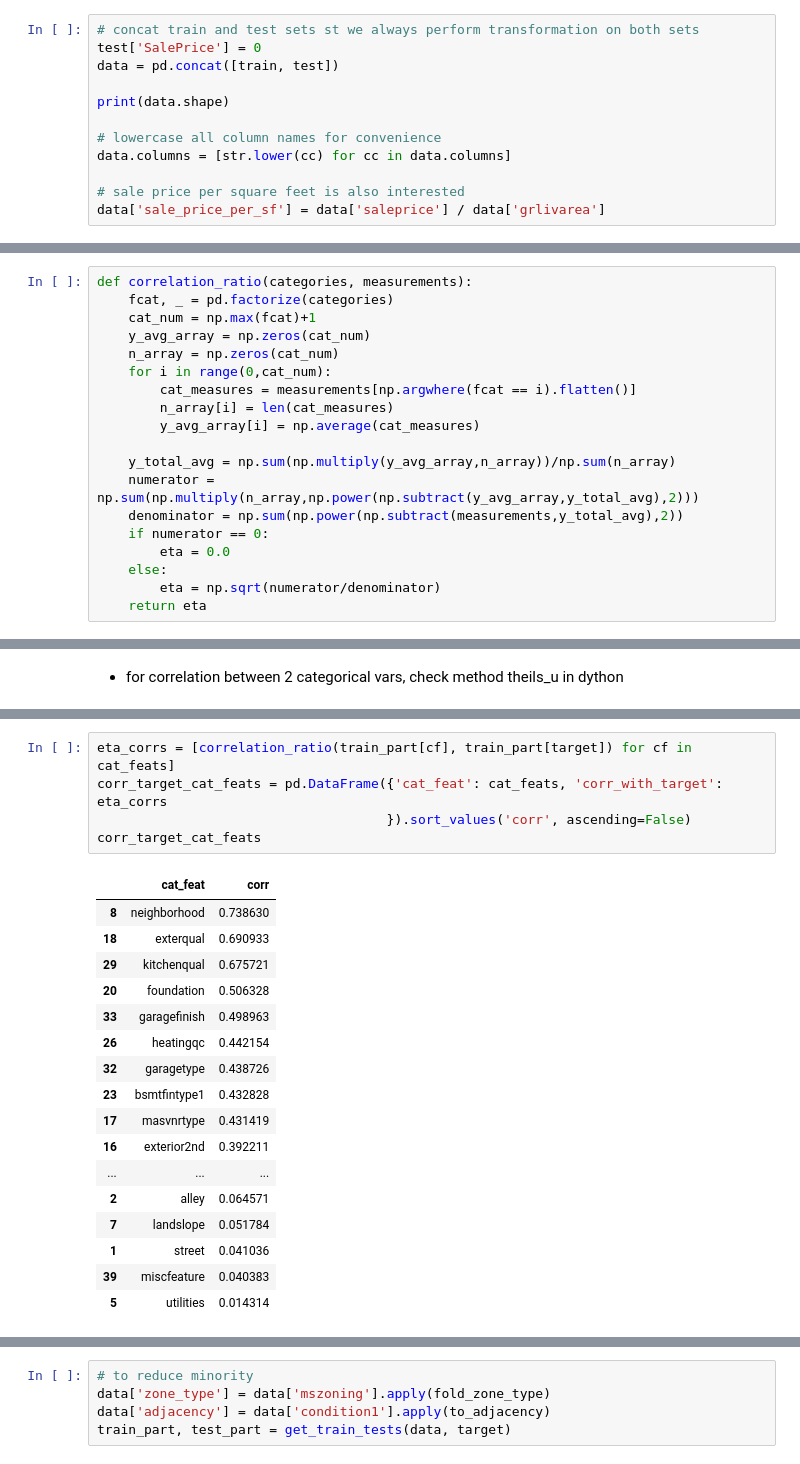
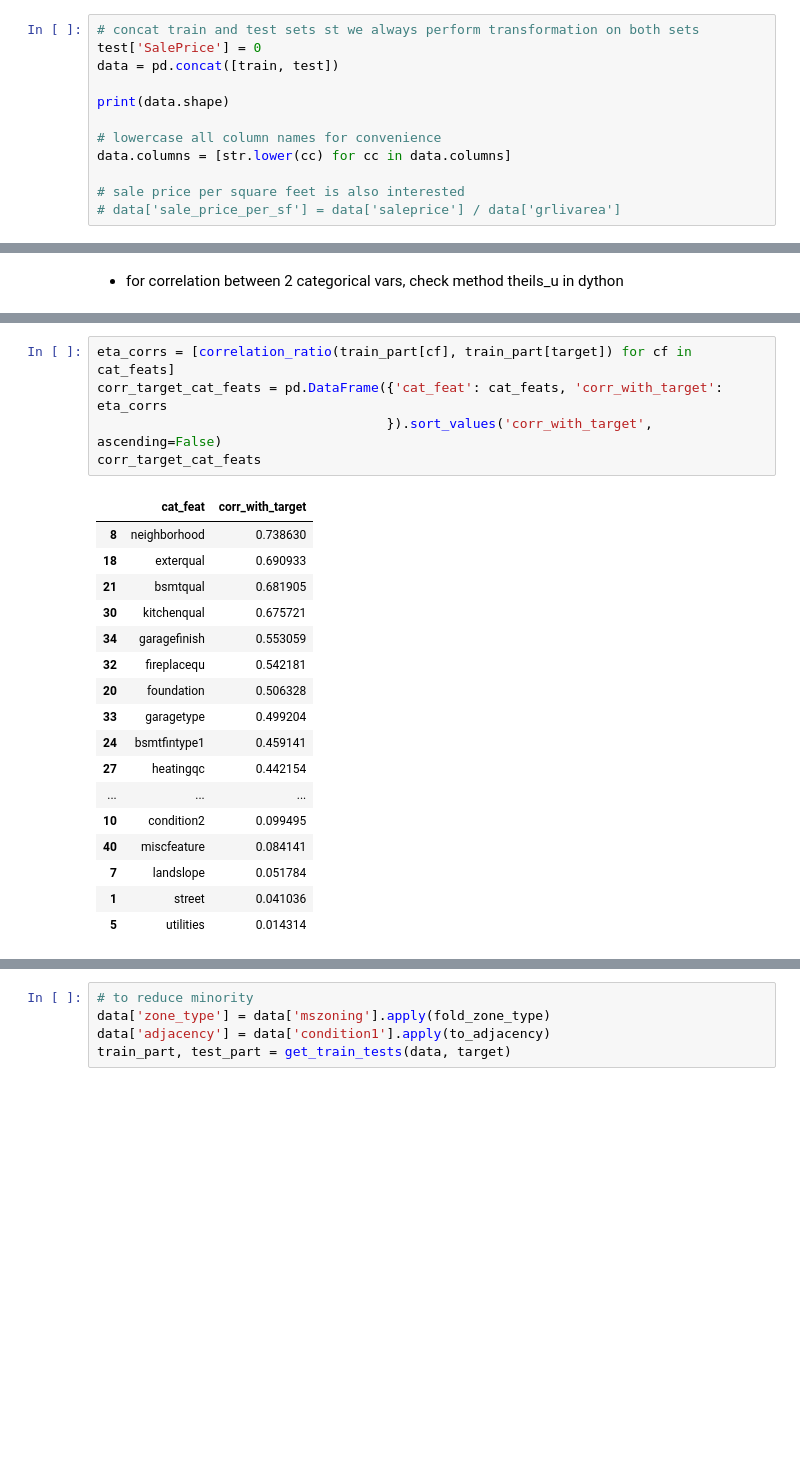
Before and after one commit to victor-luu191/house_price, a Jupyter notebook: predictive models.ipynb, the cells around one changed output, grey strips where cells are left out. Cells and saved outputs as stored; diff of their text form; blank space fills up the shorter version.

```diff
--- a/predictive models.ipynb
+++ b/predictive models.ipynb
@@ -46,7 +45,7 @@ print(data.shape)
 data.columns = [str.lower(cc) for cc in data.columns]
 
 # sale price per square feet is also interested
-data['sale_price_per_sf'] = data['saleprice'] / data['grlivarea']
+# data['sale_price_per_sf'] = data['saleprice'] / data['grlivarea']
 # %% [output]
 (2919, 81)
 # %% [markdown]
@@ -450,19 +361,0 @@ Successfully installed dython-0.5.1
-# %%
-def correlation_ratio(categories, measurements):
-    fcat, _ = pd.factorize(categories)
-    cat_num = np.max(fcat)+1
-    y_avg_array = np.zeros(cat_num)
-    n_array = np.zeros(cat_num)
-    for i in range(0,cat_num):
-        cat_measures = measurements[np.argwhere(fcat == i).flatten()]
-        n_array[i] = len(cat_measures)
-        y_avg_array[i] = np.average(cat_measures)
-
-    y_total_avg = np.sum(np.multiply(y_avg_array,n_array))/np.sum(n_array)
-    numerator = np.sum(np.multiply(n_array,np.power(np.subtract(y_avg_array,y_total_avg),2)))
-    denominator = np.sum(np.power(np.subtract(measurements,y_total_avg),2))
-    if numerator == 0:
-        eta = 0.0
-    else:
-        eta = np.sqrt(numerator/denominator)
-    return eta
@@ -487,25 +375,25 @@ train_part[cat_feats].describe()
 # %%
 eta_corrs = [correlation_ratio(train_part[cf], train_part[target]) for cf in cat_feats]
 corr_target_cat_feats = pd.DataFrame({'cat_feat': cat_feats, 'corr_with_target': eta_corrs
-                                     }).sort_values('corr', ascending=False)
+                                     }).sort_values('corr_with_target', ascending=False)
 corr_target_cat_feats
 # %% [output]
-|  | cat_feat | corr |
+|  | cat_feat | corr_with_target |
 | 8 | neighborhood | 0.738630 |
 | 18 | exterqual | 0.690933 |
-| 29 | kitchenqual | 0.675721 |
+| 21 | bsmtqual | 0.681905 |
+| 30 | kitchenqual | 0.675721 |
+| 34 | garagefinish | 0.553059 |
+| 32 | fireplacequ | 0.542181 |
 | 20 | foundation | 0.506328 |
-| 33 | garagefinish | 0.498963 |
-| 26 | heatingqc | 0.442154 |
-| 32 | garagetype | 0.438726 |
-| 23 | bsmtfintype1 | 0.432828 |
-| 17 | masvnrtype | 0.431419 |
-| 16 | exterior2nd | 0.392211 |
+| 33 | garagetype | 0.499204 |
+| 24 | bsmtfintype1 | 0.459141 |
+| 27 | heatingqc | 0.442154 |
 | ... | ... | ... |
-| 2 | alley | 0.064571 |
+| 10 | condition2 | 0.099495 |
+| 40 | miscfeature | 0.084141 |
 | 7 | landslope | 0.051784 |
 | 1 | street | 0.041036 |
-| 39 | miscfeature | 0.040383 |
 | 5 | utilities | 0.014314 |
 # %% [markdown]
 As expected:
```
Also changed, not shown: parts of 85 cells of this notebook.
